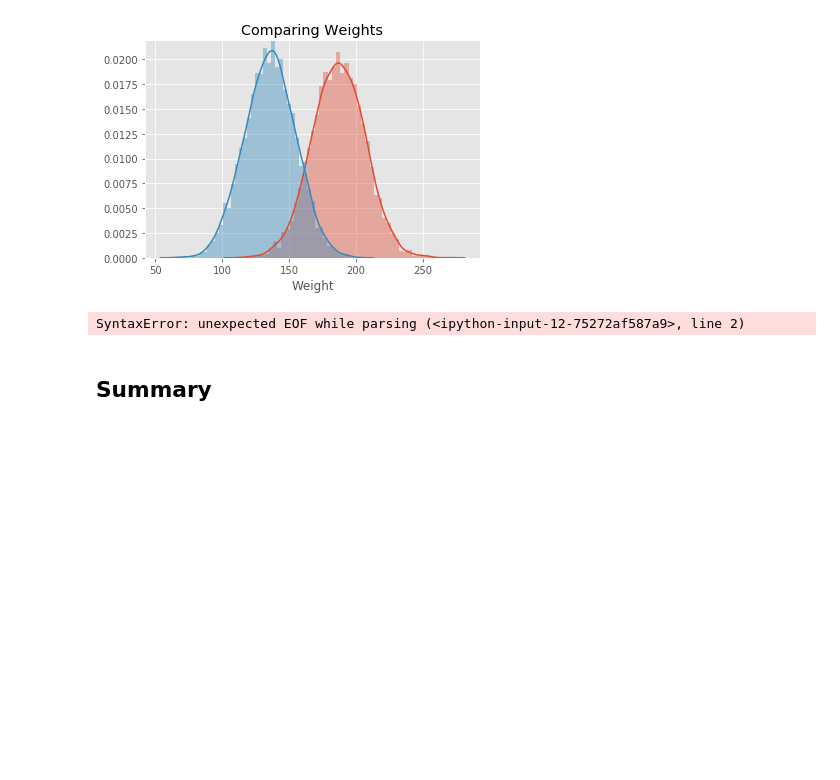
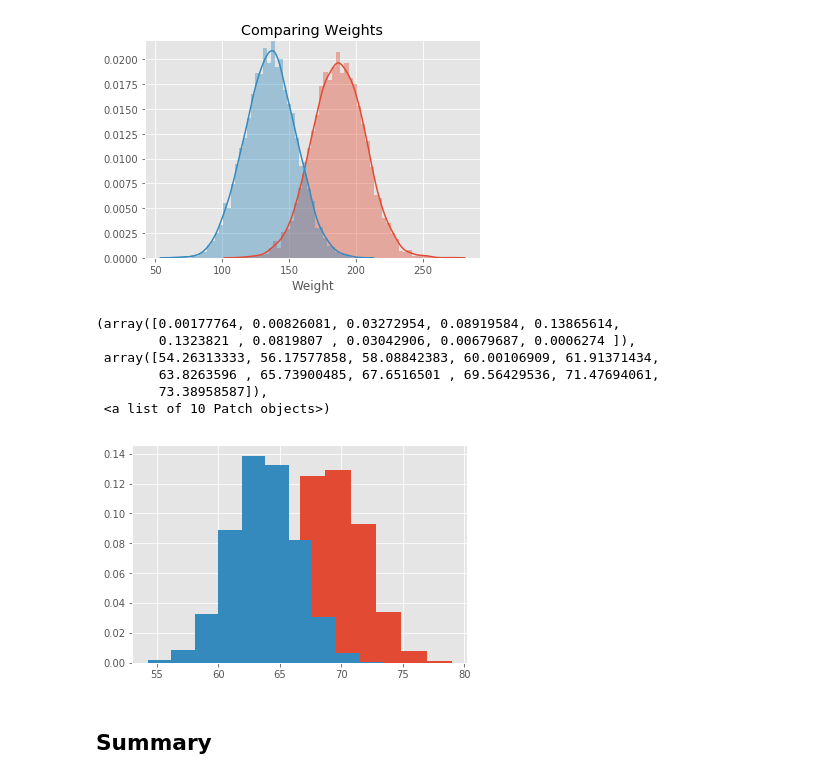
Before and after one commit to kevzha/dsc-1-09-11-the-probability-density-function-lab-nyc-ds-career-012819, a Jupyter notebook: index.ipynb, the cells around one changed output. Cells and saved outputs as stored; diff of their text form; code cells hidden in the pictures; blank space fills up the shorter version.

```diff
--- a/index.ipynb
+++ b/index.ipynb
@@ -188,9 +188,15 @@ Text(0.5,1,'Comparing Weights')
 # are they similar ? what makes them different if they are ?
 # %%
 plt.hist(male_df.Height, bins = 10, density = True)
-plt.hist(female_df.Height, bins = 10, density = True
+plt.hist(female_df.Height, bins = 10, density = True)
 # %% [output]
-SyntaxError: unexpected EOF while parsing (<ipython-input-12-75272af587a9>, line 2)
+(array([0.00177764, 0.00826081, 0.03272954, 0.08919584, 0.13865614,
+        0.1323821 , 0.0819807 , 0.03042906, 0.00679687, 0.0006274 ]),
+ array([54.26313333, 56.17577858, 58.08842383, 60.00106909, 61.91371434,
+        63.8263596 , 65.73900485, 67.6516501 , 69.56429536, 71.47694061,
+        73.38958587]),
+ <a list of 10 Patch objects>)
+[figure, added]
 # %% [markdown]
 ## Summary
 # %% [markdown]
```
